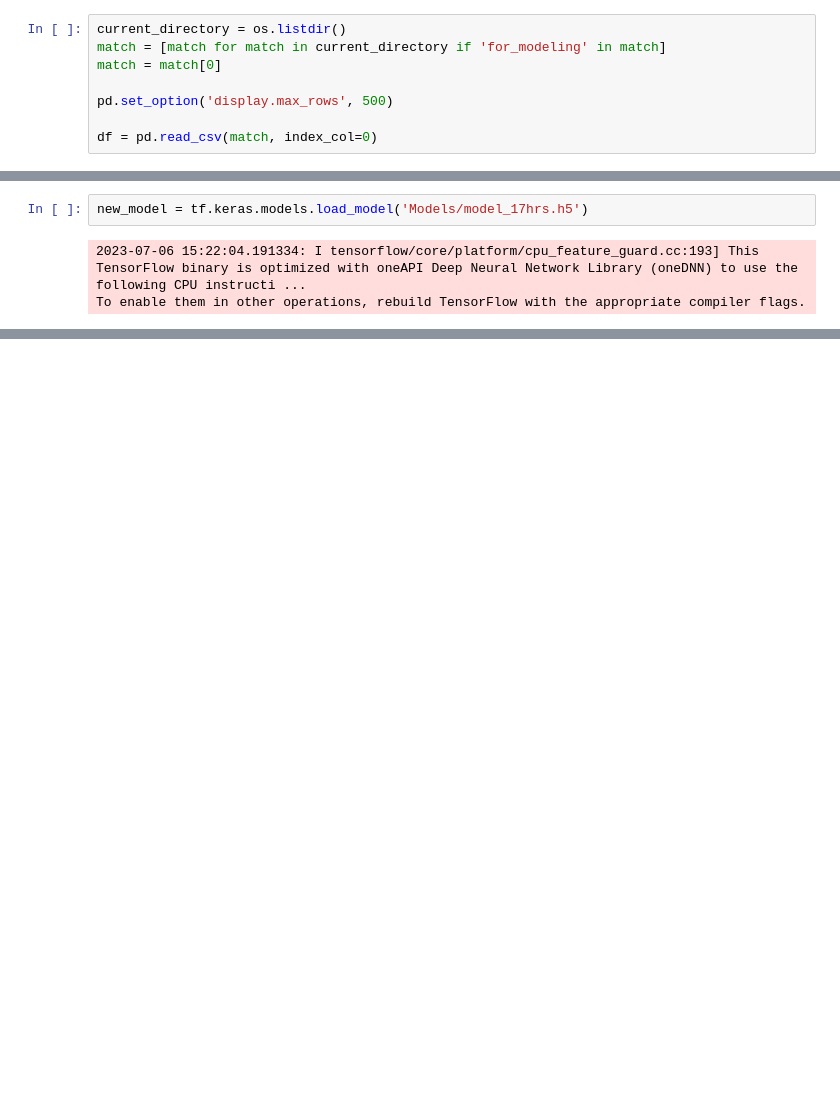
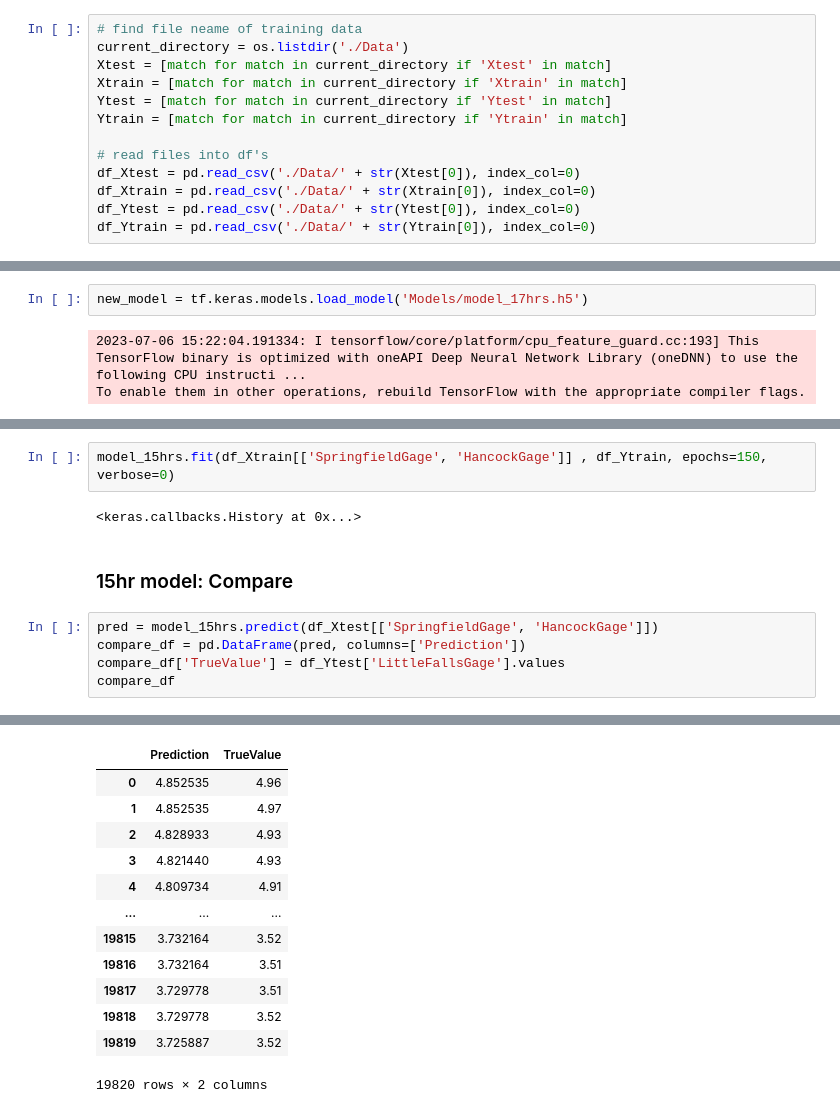
Before and after one commit to jt-hunter/River_data_scrap, a Jupyter notebook: Modeling Analysis.ipynb, the cells around one changed output, grey strips where cells are left out. Saved outputs shown, nothing was run; the diff lists cells and outputs as text; blank space fills up the shorter version.

```diff
--- a/Modeling Analysis.ipynb
+++ b/Modeling Analysis.ipynb
@@ -8,10 +10,15 @@ import pandas as pd
 To enable them in other operations, rebuild TensorFlow with the appropriate compiler flags.
 # %%
-current_directory = os.listdir()
-match = [match for match in current_directory if 'for_modeling' in match]
-match = match[0]
+# find file neame of training data
+current_directory = os.listdir('./Data')
+Xtest = [match for match in current_directory if 'Xtest' in match]
+Xtrain = [match for match in current_directory if 'Xtrain' in match]
+Ytest = [match for match in current_directory if 'Ytest' in match]
+Ytrain = [match for match in current_directory if 'Ytrain' in match]
 
-pd.set_option('display.max_rows', 500)
-
-df = pd.read_csv(match, index_col=0)
+# read files into df's
+df_Xtest = pd.read_csv('./Data/' + str(Xtest[0]), index_col=0)
+df_Xtrain = pd.read_csv('./Data/' + str(Xtrain[0]), index_col=0)
+df_Ytest = pd.read_csv('./Data/' + str(Ytest[0]), index_col=0)
+df_Ytrain = pd.read_csv('./Data/' + str(Ytrain[0]), index_col=0)
 # %%
@@ -174,0 +204,12 @@ array([[5.40041  ],
+# %%
+model_15hrs.fit(df_Xtrain[['SpringfieldGage', 'HancockGage']] , df_Ytrain, epochs=150, verbose=0)
+# %% [output]
+<keras.callbacks.History at 0x...>
+# %% [markdown]
+### 15hr model: Compare
+# %%
+pred = model_15hrs.predict(df_Xtest[['SpringfieldGage', 'HancockGage']])
+compare_df = pd.DataFrame(pred, columns=['Prediction'])
+compare_df['TrueValue'] = df_Ytest['LittleFallsGage'].values
+compare_df
+# %% [output]
@@ -174,0 +217,13 @@ array([[5.40041  ],
+|  | Prediction | TrueValue |
+| 0 | 4.852535 | 4.96 |
+| 1 | 4.852535 | 4.97 |
+| 2 | 4.828933 | 4.93 |
+| 3 | 4.821440 | 4.93 |
+| 4 | 4.809734 | 4.91 |
+| ... | ... | ... |
+| 19815 | 3.732164 | 3.52 |
+| 19816 | 3.732164 | 3.51 |
+| 19817 | 3.729778 | 3.51 |
+| 19818 | 3.729778 | 3.52 |
+| 19819 | 3.725887 | 3.52 |
+19820 rows × 2 columns
```
Also changed, not shown: parts of 20 cells of this notebook.
